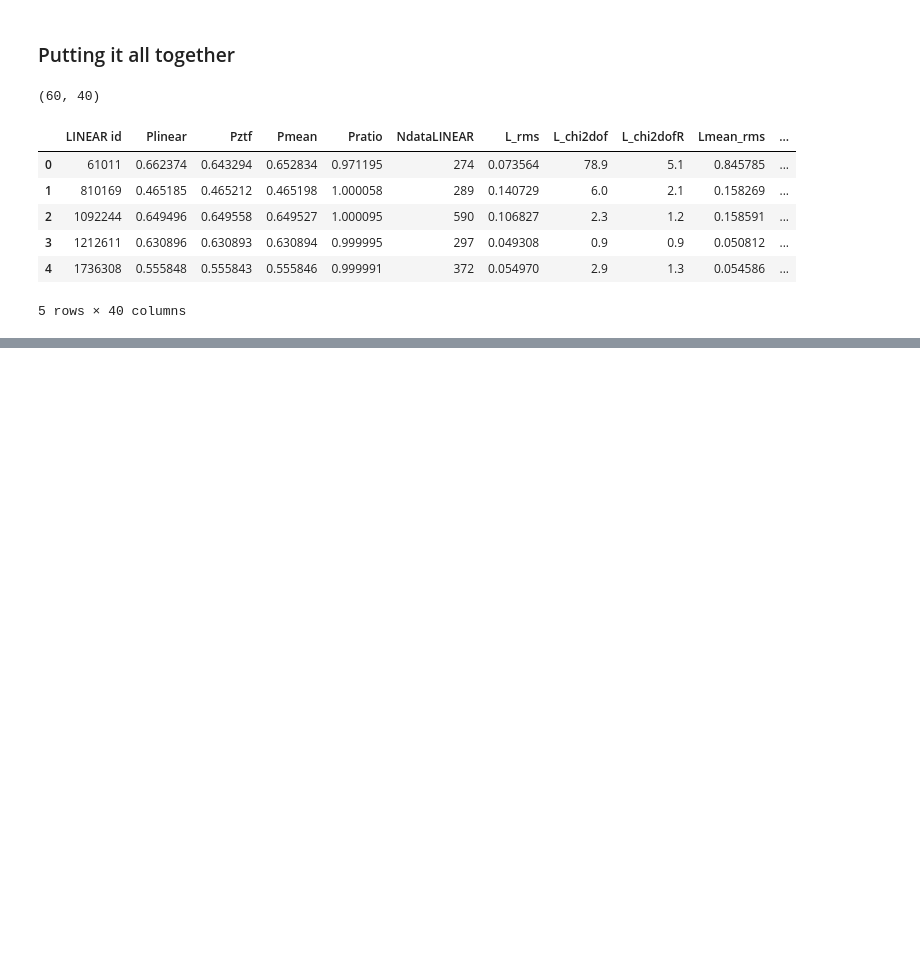
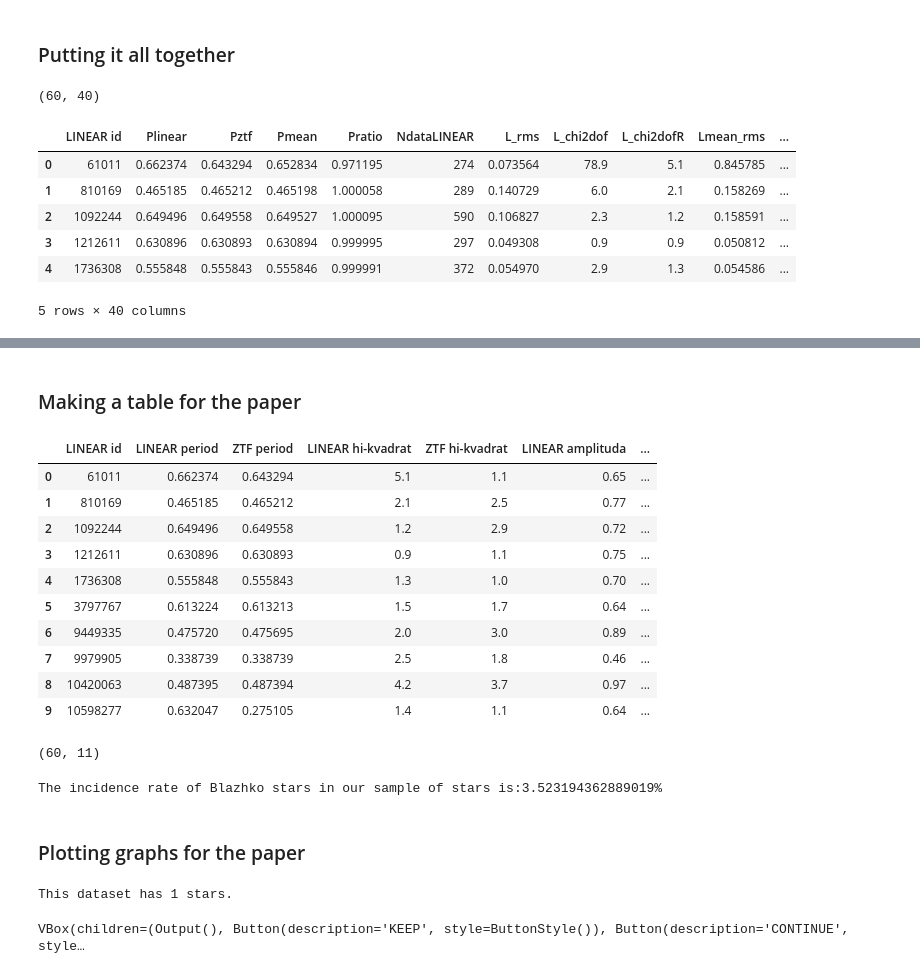
Before and after one commit to emadonev/var_stars, a Jupyter notebook: nbs/05_Determining_BE_candidates.ipynb, the cells around one changed output, grey strips where cells are left out. Drawn from its saved outputs; the diff is of its cells as text; code cells hidden in the pictures; blank space fills up the shorter version.

```diff
--- a/nbs/05_Determining_BE_candidates.ipynb
+++ b/nbs/05_Determining_BE_candidates.ipynb
@@ -594,0 +519,40 @@ SHOWCASE_Catalogue['ZTF period'] = FINAL_BE_CATALOGUE['Pztf']
+# %% [markdown]
+### Making a table for the paper
+# %%
+SHOWCASE_Catalogue1 = pd.DataFrame()
+SHOWCASE_Catalogue1['LINEAR id'] = FINAL_BE_CATALOGUE['LINEAR id']
+SHOWCASE_Catalogue1['LINEAR period'] = FINAL_BE_CATALOGUE['Plinear']
+SHOWCASE_Catalogue1['ZTF period'] = FINAL_BE_CATALOGUE['Pztf']
+SHOWCASE_Catalogue1['LINEAR hi-kvadrat'] = FINAL_BE_CATALOGUE['L_chi2dofR']
+SHOWCASE_Catalogue1['ZTF hi-kvadrat'] = FINAL_BE_CATALOGUE['Zchi2dofR']
+SHOWCASE_Catalogue1['LINEAR amplituda'] = FINAL_BE_CATALOGUE['Lampl']
+SHOWCASE_Catalogue1['ZTF amplituda'] = FINAL_BE_CATALOGUE['Zampl']
+SHOWCASE_Catalogue1['LINEAR blazhko frekvencija'] = FINAL_BE_CATALOGUE['BlazhkoPeakL']
+SHOWCASE_Catalogue1['ZTF blazhko frekvencija'] = FINAL_BE_CATALOGUE['BlazhkoPeakZ']
+SHOWCASE_Catalogue1['LINEAR blazhko period'] = FINAL_BE_CATALOGUE['BlazhkoPeriodL']
+SHOWCASE_Catalogue1['ZTF blazhko period'] = FINAL_BE_CATALOGUE['BlazhkoPeriodZ']
+# %%
+SHOWCASE_Catalogue1.head(10)
+# %% [output]
+|  | LINEAR id | LINEAR period | ZTF period | LINEAR hi-kvadrat | ZTF hi-kvadrat | LINEAR amplituda | ... |
+| 0 | 61011 | 0.662374 | 0.643294 | 5.1 | 1.1 | 0.65 | ... |
+| 1 | 810169 | 0.465185 | 0.465212 | 2.1 | 2.5 | 0.77 | ... |
+| 2 | 1092244 | 0.649496 | 0.649558 | 1.2 | 2.9 | 0.72 | ... |
+| 3 | 1212611 | 0.630896 | 0.630893 | 0.9 | 1.1 | 0.75 | ... |
+| 4 | 1736308 | 0.555848 | 0.555843 | 1.3 | 1.0 | 0.70 | ... |
+| 5 | 3797767 | 0.613224 | 0.613213 | 1.5 | 1.7 | 0.64 | ... |
+| 6 | 9449335 | 0.475720 | 0.475695 | 2.0 | 3.0 | 0.89 | ... |
+| 7 | 9979905 | 0.338739 | 0.338739 | 2.5 | 1.8 | 0.46 | ... |
+| 8 | 10420063 | 0.487395 | 0.487394 | 4.2 | 3.7 | 0.97 | ... |
+| 9 | 10598277 | 0.632047 | 0.275105 | 1.4 | 1.1 | 0.64 | ... |
+# %%
+SHOWCASE_Catalogue1.shape
+# %% [output]
+(60, 11)
+# %%
+incidence_rate = SHOWCASE_Catalogue1.shape[0]/lc_analysis.shape[0]
+print(f'The incidence rate of Blazhko stars in our sample of stars is:{incidence_rate*100}%')
+# %% [output]
+The incidence rate of Blazhko stars in our sample of stars is:3.523194362889019%
+# %% [markdown]
+### Plotting graphs for the paper
@@ -594,0 +564,5 @@ SHOWCASE_Catalogue['ZTF period'] = FINAL_BE_CATALOGUE['Pztf']
+# %%
+single = category_analysis(lc_analysis, fits, periodogr, ztf_data, dataLINEAR, end='test',id_list=ID_list_paper4, plotSave=True)
+# %% [output]
+This dataset has 1 stars.
+VBox(children=(Output(), Button(description='KEEP', style=ButtonStyle()), Button(description='CONTINUE', style…
```
Also changed, not shown: parts of 29 cells of this notebook, 6 other files.
